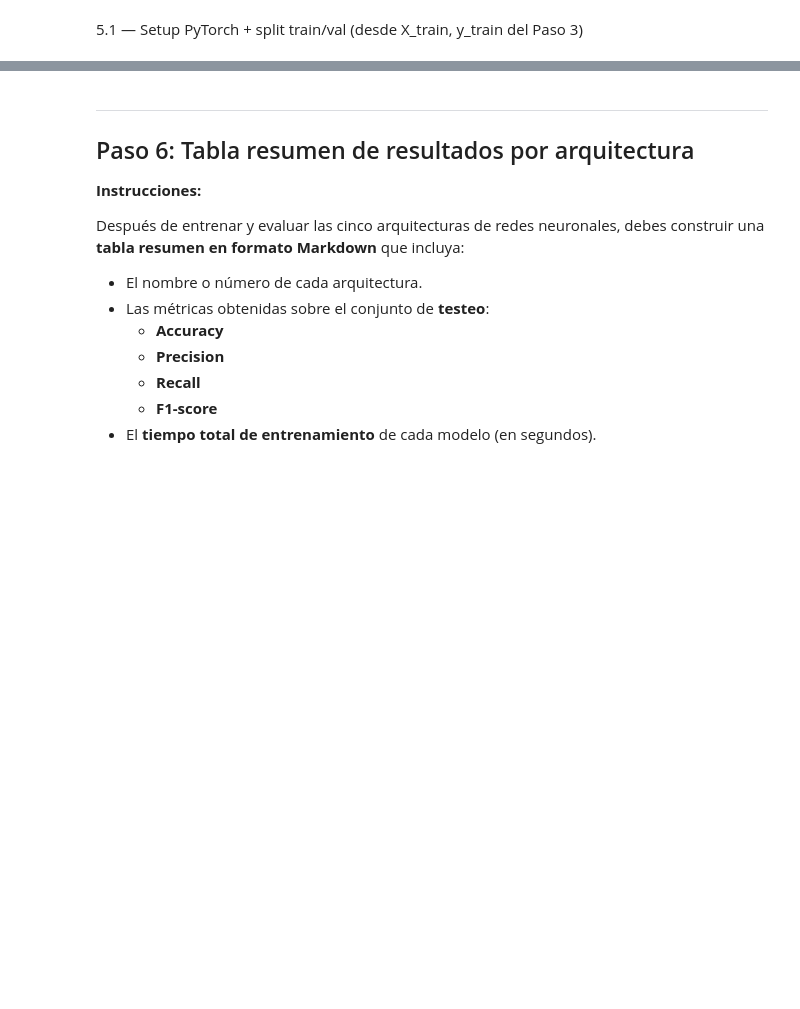
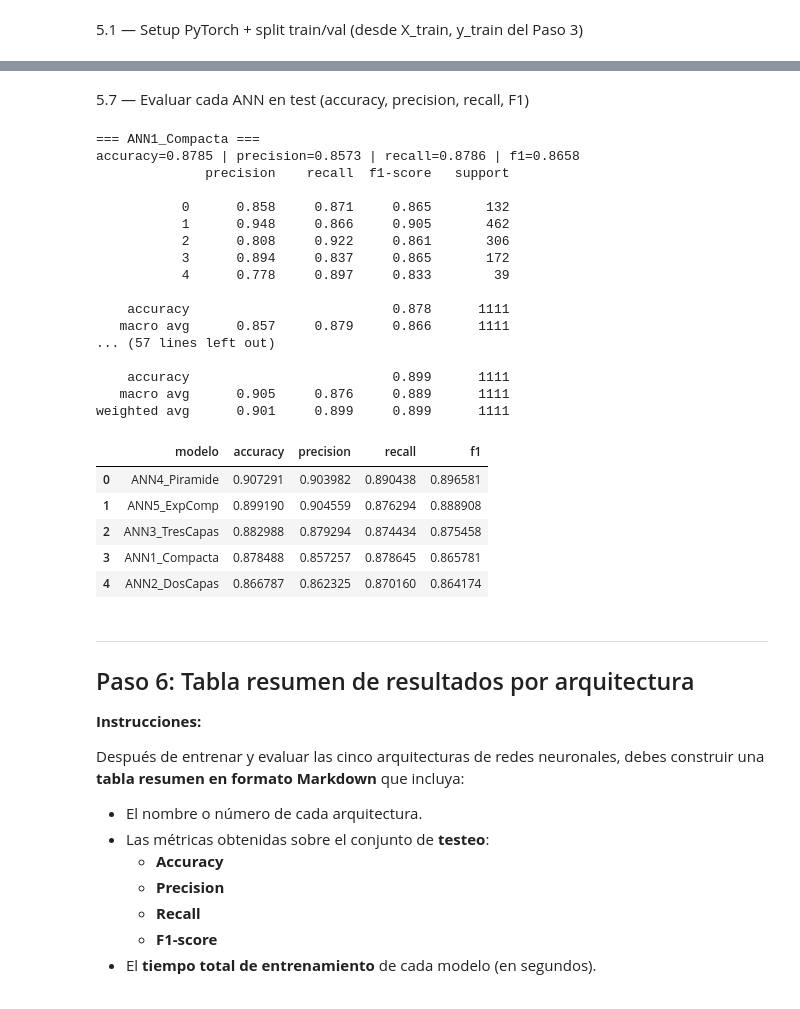
Before and after one commit to Trigunz11/CLase-IA, a Jupyter notebook: PROYECTO FINAL/Proyecto_Final.ipynb, the cells around one changed output, grey strips where cells are left out. Cells and saved outputs as stored; diff of their text form; code cells hidden in the pictures; blank space fills up the shorter version.

```diff
--- a/PROYECTO FINAL/Proyecto_Final.ipynb
+++ b/PROYECTO FINAL/Proyecto_Final.ipynb
@@ -604,3 +942,68 @@ OSError: [WinError 1114] Error en una rutina de inicialización de biblioteca de
+# %% [markdown]
+5.7 — Evaluar cada ANN en test (accuracy, precision, recall, F1)
+# %%
+# 5.7 – Evaluación en test
+from sklearn.metrics import accuracy_score, precision_recall_fscore_support, classification_report
+import numpy as np
+
+def eval_on_loader(model, loader, device=device):
+    model.eval()
+    preds, trues = [], []
+    with torch.no_grad():
+        for xb, yb in loader:
+            xb = xb.to(device)
+            logits = model(xb)
+            # Evitar .numpy(): usamos listas
+            pred = torch.argmax(logits, dim=1).cpu().tolist()
+            preds.extend(pred)              # evitamos listas anidadas
+            trues.extend(yb.cpu().tolist())
+
+    # Ya en NumPy (si quieres mantener todo homogéneo)
+    y_pred = np.array(preds, dtype=int)
+    y_true = np.array(trues, dtype=int)
+
+    acc = accuracy_score(y_true, y_pred)
+    prec, rec, f1, _ = precision_recall_fscore_support(
+        y_true, y_pred, average="macro", zero_division=0
+    )
+    return acc, prec, rec, f1, y_true, y_pred
+
+# --- recorrer los modelos entrenados y mostrar resultados
+scores = []
+for name, mdl in trained.items():
+    acc, prec, rec, f1, y_true, y_pred = eval_on_loader(mdl, test_loader)
+    scores.append({"modelo": name, "accuracy": acc, "precision": prec, "recall": rec, "f1": f1})
+    print(f"\n=== {name} ===")
+    print(f"accuracy={acc:.4f} | precision={prec:.4f} | recall={rec:.4f} | f1={f1:.4f}")
+    print(classification_report(y_true, y_pred, digits=3))
+
+import pandas as pd
+scores_df = pd.DataFrame(scores).sort_values("f1", ascending=False).reset_index(drop=True)
+display(scores_df)
+# %% [output]
+=== ANN1_Compacta ===
+accuracy=0.8785 | precision=0.8573 | recall=0.8786 | f1=0.8658
+              precision    recall  f1-score   support
+
+           0      0.858     0.871     0.865       132
+           1      0.948     0.866     0.905       462
+           2      0.808     0.922     0.861       306
+           3      0.894     0.837     0.865       172
+           4      0.778     0.897     0.833        39
+
+    accuracy                          0.878      1111
+   macro avg      0.857     0.879     0.866      1111
+... (57 lines left out)
+
+    accuracy                          0.899      1111
+   macro avg      0.905     0.876     0.889      1111
+weighted avg      0.901     0.899     0.899      1111
+|  | modelo | accuracy | precision | recall | f1 |
+| 0 | ANN4_Piramide | 0.907291 | 0.903982 | 0.890438 | 0.896581 |
+| 1 | ANN5_ExpComp | 0.899190 | 0.904559 | 0.876294 | 0.888908 |
+| 2 | ANN3_TresCapas | 0.882988 | 0.879294 | 0.874434 | 0.875458 |
+| 3 | ANN1_Compacta | 0.878488 | 0.857257 | 0.878645 | 0.865781 |
+| 4 | ANN2_DosCapas | 0.866787 | 0.862325 | 0.870160 | 0.864174 |
 # %% [markdown]
 ---
 
```
Also changed, not shown: parts of 14 cells of this notebook.
